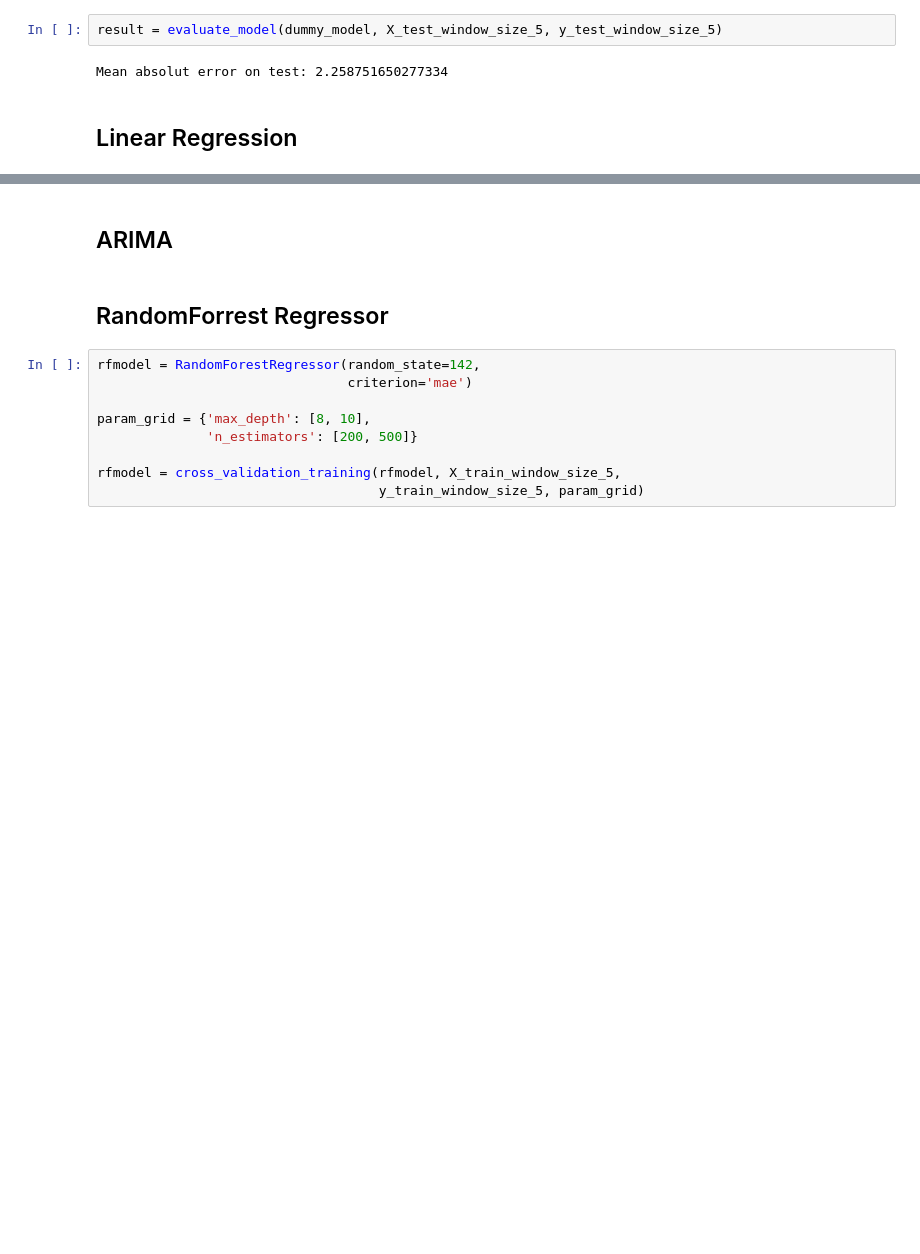
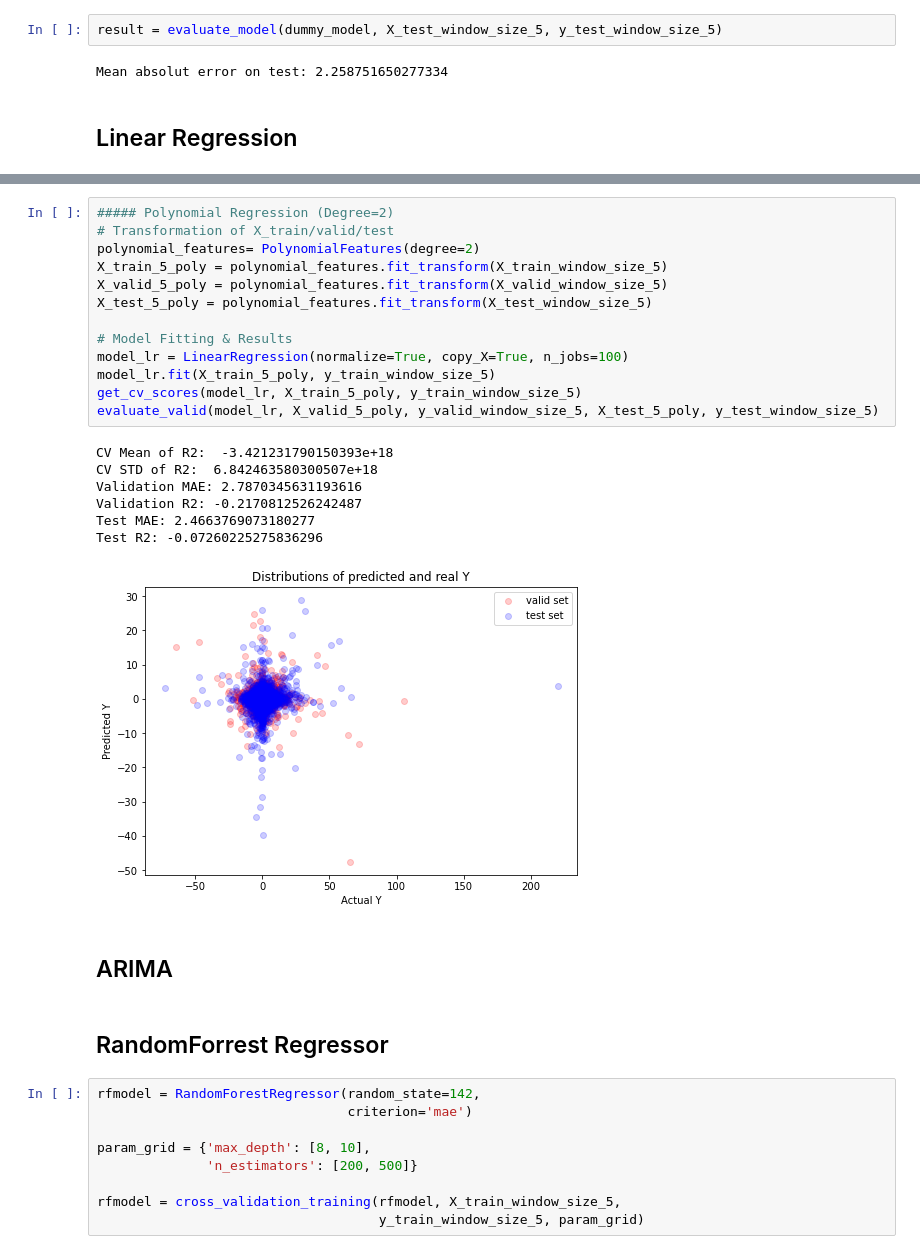
Before and after one commit to TazTornadoo/SigmoidFreud, a Jupyter notebook: Python/Submission/Electricity_price_prediction_5.ipynb, the cells around one changed output, grey strips where cells are left out. Drawn from its saved outputs; the diff is of its cells as text; blank space fills up the shorter version.

```diff
--- a/Python/Submission/Electricity_price_prediction_5.ipynb
+++ b/Python/Submission/Electricity_price_prediction_5.ipynb
@@ -316,3 +376,24 @@ Mean absolut error on test: 2.258751650277334
+# %%
+##### Polynomial Regression (Degree=2)
+# Transformation of X_train/valid/test
+polynomial_features= PolynomialFeatures(degree=2)
+X_train_5_poly = polynomial_features.fit_transform(X_train_window_size_5)
+X_valid_5_poly = polynomial_features.fit_transform(X_valid_window_size_5)
+X_test_5_poly = polynomial_features.fit_transform(X_test_window_size_5)
+
+# Model Fitting & Results
+model_lr = LinearRegression(normalize=True, copy_X=True, n_jobs=100)
+model_lr.fit(X_train_5_poly, y_train_window_size_5)
+get_cv_scores(model_lr, X_train_5_poly, y_train_window_size_5)
+evaluate_valid(model_lr, X_valid_5_poly, y_valid_window_size_5, X_test_5_poly, y_test_window_size_5)
+# %% [output]
+CV Mean of R2:  -3.421231790150393e+18
+CV STD of R2:  6.842463580300507e+18
+Validation MAE: 2.7870345631193616
+Validation R2: -0.2170812526242487
+Test MAE: 2.4663769073180277
+Test R2: -0.07260225275836296
+[figure, added]
 # %% [markdown]
 ## ARIMA
 # %% [markdown]
```
Also changed, not shown: parts of 4 cells of this notebook, 1 other file.
